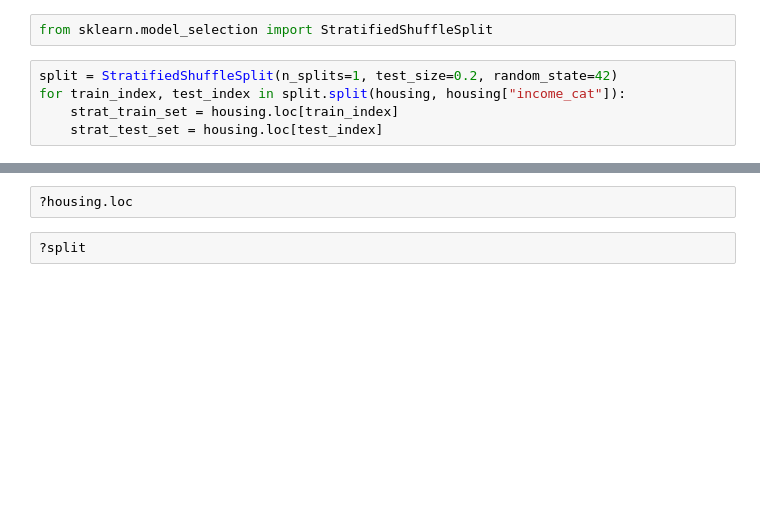
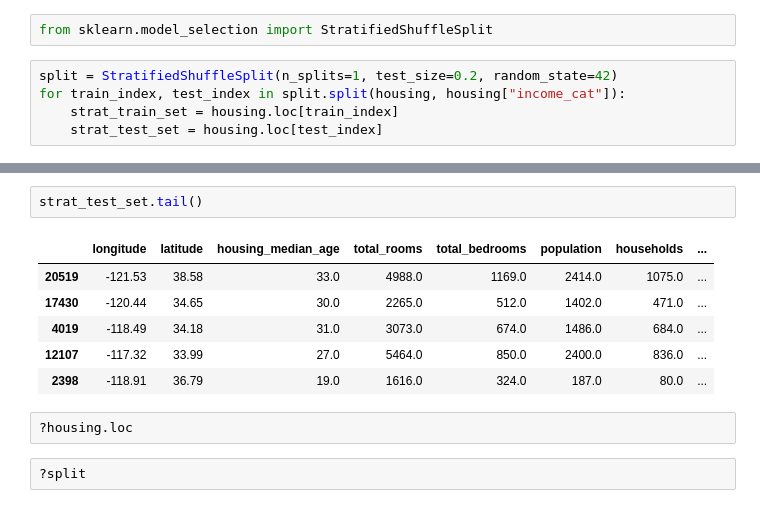
Before and after one commit to folafunmi-db/Hands-on-Machine-Learning, a Jupyter notebook: California Housing Prices .ipynb, the cells around one changed output, grey strips where cells are left out. Cells and saved outputs as stored; diff of their text form; blank space fills up the shorter version.

```diff
--- a/California Housing Prices .ipynb
+++ b/California Housing Prices .ipynb
@@ -172,3 +181,12 @@ for train_index, test_index in split.split(housing, housing["income_cat"]):
+# %%
+strat_test_set.tail()
+# %% [output]
+|  | longitude | latitude | housing_median_age | total_rooms | total_bedrooms | population | households | ... |
+| 20519 | -121.53 | 38.58 | 33.0 | 4988.0 | 1169.0 | 2414.0 | 1075.0 | ... |
+| 17430 | -120.44 | 34.65 | 30.0 | 2265.0 | 512.0 | 1402.0 | 471.0 | ... |
+| 4019 | -118.49 | 34.18 | 31.0 | 3073.0 | 674.0 | 1486.0 | 684.0 | ... |
+| 12107 | -117.32 | 33.99 | 27.0 | 5464.0 | 850.0 | 2400.0 | 836.0 | ... |
+| 2398 | -118.91 | 36.79 | 19.0 | 1616.0 | 324.0 | 187.0 | 80.0 | ... |
 # %%
 ?housing.loc
 # %%
```
Also changed, not shown: parts of 14 cells of this notebook.
